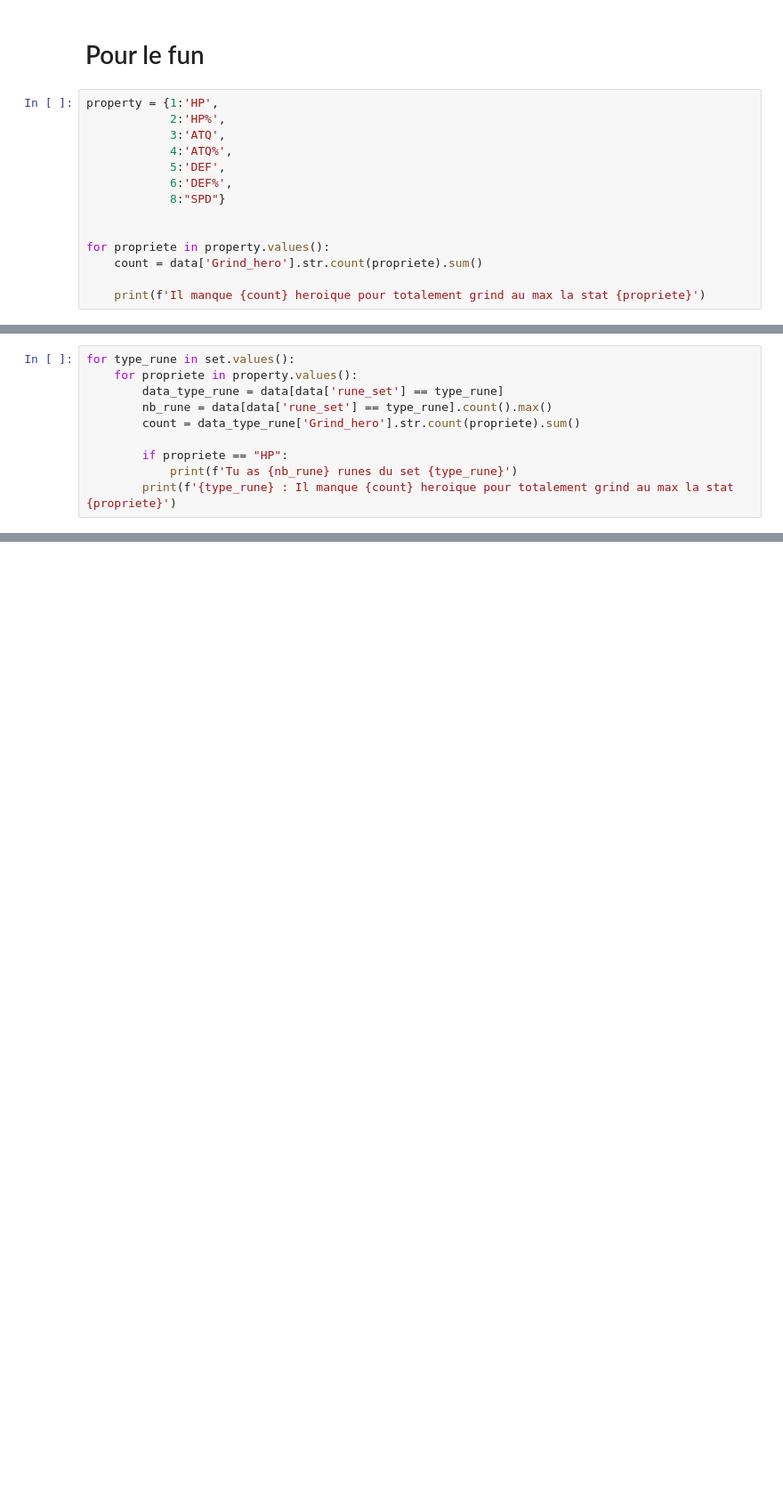
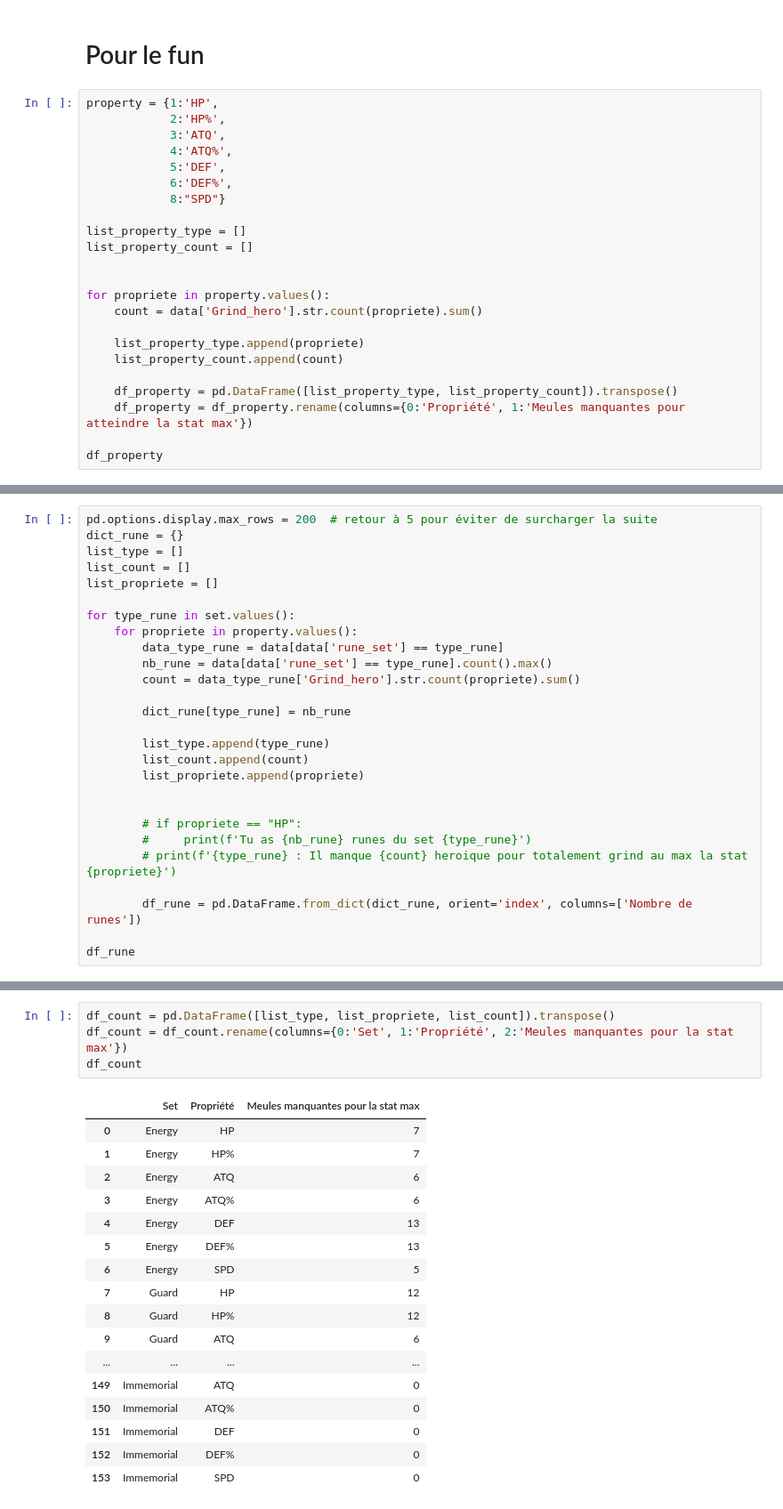
Before and after one commit to Tomlora/SummonersWars, a Jupyter notebook: grind_runes/grind_runes.ipynb, the cells around one changed output, grey strips where cells are left out. Shown: that part at 89% size. Saved outputs shown, nothing was run; the diff lists cells and outputs as text; blank space fills up the shorter version.

```diff
--- a/grind_runes/grind_runes.ipynb
+++ b/grind_runes/grind_runes.ipynb
@@ -542,9 +542,18 @@ property = {1:'HP',
             6:'DEF%',
             8:"SPD"}
 
+list_property_type = []
+list_property_count = []
+
 
 for propriete in property.values():
     count = data['Grind_hero'].str.count(propriete).sum()
 
-    print(f'Il manque {count} heroique pour totalement grind au max la stat {propriete}')
+    list_property_type.append(propriete)
+    list_property_count.append(count)
+
+    df_property = pd.DataFrame([list_property_type, list_property_count]).transpose()
+    df_property = df_property.rename(columns={0:'Propriété', 1:'Meules manquantes pour atteindre la stat max'})
+
+df_property
 # %% [output]
@@ -558,11 +568,28 @@ Il manque 501 heroique pour totalement grind au max la stat SPD
 # %%
+pd.options.display.max_rows = 200  # retour à 5 pour éviter de surcharger la suite
+dict_rune = {}
+list_type = []
+list_count = []
+list_propriete = []
+
 for type_rune in set.values():
     for propriete in property.values():
         data_type_rune = data[data['rune_set'] == type_rune]
         nb_rune = data[data['rune_set'] == type_rune].count().max()
         count = data_type_rune['Grind_hero'].str.count(propriete).sum()
 
-        if propriete == "HP":
-            print(f'Tu as {nb_rune} runes du set {type_rune}')
-        print(f'{type_rune} : Il manque {count} heroique pour totalement grind au max la stat {propriete}')
+        dict_rune[type_rune] = nb_rune
+
+        list_type.append(type_rune)
+        list_count.append(count)
+        list_propriete.append(propriete)
+
+
+        # if propriete == "HP":
+        #     print(f'Tu as {nb_rune} runes du set {type_rune}')
+        # print(f'{type_rune} : Il manque {count} heroique pour totalement grind au max la stat {propriete}')
+
+        df_rune = pd.DataFrame.from_dict(dict_rune, orient='index', columns=['Nombre de runes'])
+
+df_rune
 # %% [output]
@@ -585,0 +613,22 @@ Immemorial : Il manque 0 heroique pour totalement grind au max la stat SPD
+# %%
+df_count = pd.DataFrame([list_type, list_propriete, list_count]).transpose()
+df_count = df_count.rename(columns={0:'Set', 1:'Propriété', 2:'Meules manquantes pour la stat max'})
+df_count
+# %% [output]
+|  | Set | Propriété | Meules manquantes pour la stat max |
+| 0 | Energy | HP | 7 |
+| 1 | Energy | HP% | 7 |
+| 2 | Energy | ATQ | 6 |
+| 3 | Energy | ATQ% | 6 |
+| 4 | Energy | DEF | 13 |
+| 5 | Energy | DEF% | 13 |
+| 6 | Energy | SPD | 5 |
+| 7 | Guard | HP | 12 |
+| 8 | Guard | HP% | 12 |
+| 9 | Guard | ATQ | 6 |
+| ... | ... | ... | ... |
+| 149 | Immemorial | ATQ | 0 |
+| 150 | Immemorial | ATQ% | 0 |
+| 151 | Immemorial | DEF | 0 |
+| 152 | Immemorial | DEF% | 0 |
+| 153 | Immemorial | SPD | 0 |
```
Also changed, not shown: parts of 2 cells of this notebook, 1 other file.
